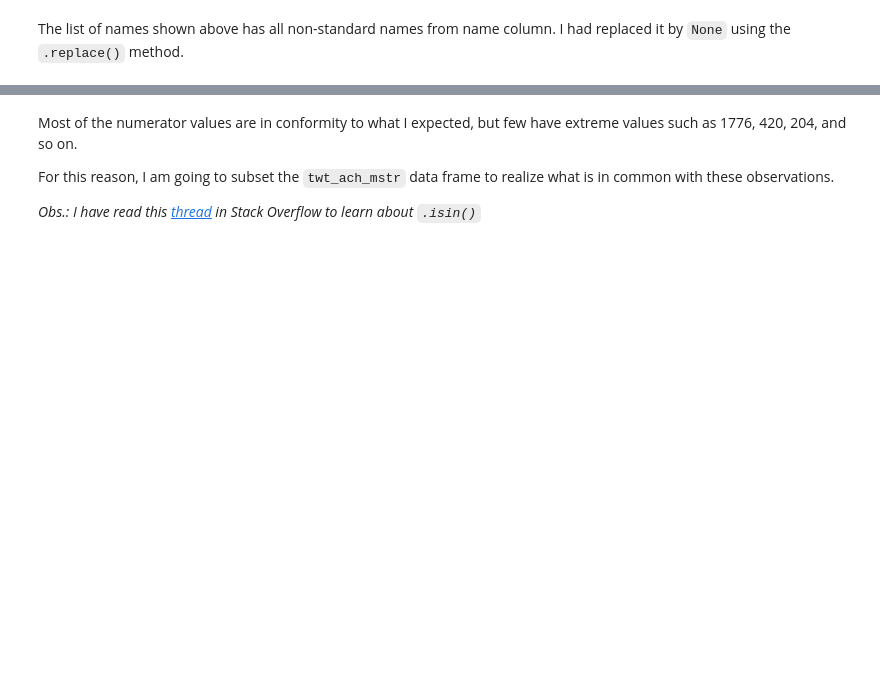
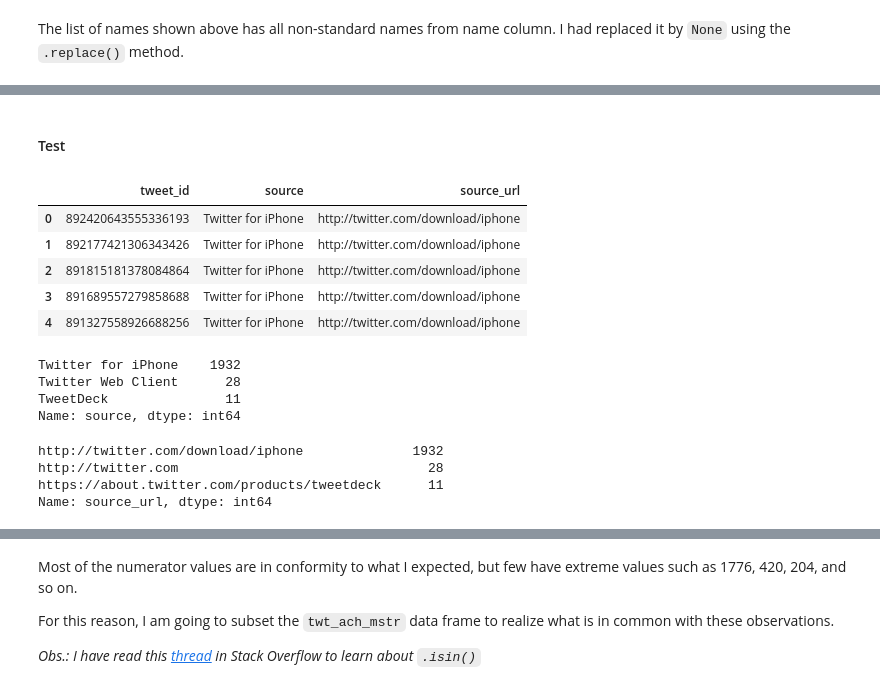
Before and after one commit to AndersonUyekita/ND111_data_science_foundations_02, a Jupyter notebook: 03-Chapter03/00-Project_02/wrangle_act.ipynb, the cells around one changed output, grey strips where cells are left out. Saved outputs shown, nothing was run; the diff lists cells and outputs as text; code cells hidden in the pictures; blank space fills up the shorter version.

```diff
--- a/03-Chapter03/00-Project_02/wrangle_act.ipynb
+++ b/03-Chapter03/00-Project_02/wrangle_act.ipynb
@@ -935 +1020,29 @@ twt_ach_mstr.head()
+# %% [markdown]
+#### Test
+# %%
+# Printing the first 5 rows of a subsetted data frame.
+twt_ach_mstr[['tweet_id','source','source_url']].head()
+# %% [output]
+|  | tweet_id | source | source_url |
+| 0 | 892420643555336193 | Twitter for iPhone | http://twitter.com/download/iphone |
+| 1 | 892177421306343426 | Twitter for iPhone | http://twitter.com/download/iphone |
+| 2 | 891815181378084864 | Twitter for iPhone | http://twitter.com/download/iphone |
+| 3 | 891689557279858688 | Twitter for iPhone | http://twitter.com/download/iphone |
+| 4 | 891327558926688256 | Twitter for iPhone | http://twitter.com/download/iphone |
+# %%
+# Printing the categories of source column.
+twt_ach_mstr.source.value_counts()
+# %% [output]
+Twitter for iPhone    1932
+Twitter Web Client      28
+TweetDeck               11
+Name: source, dtype: int64
+# %%
+# Printing the new column.
+twt_ach_mstr.source_url.value_counts()
+# %% [output]
+http://twitter.com/download/iphone              1932
+http://twitter.com                                28
+https://about.twitter.com/products/tweetdeck      11
+Name: source_url, dtype: int64
 # %% [markdown]
```
Also changed, not shown: parts of 80 cells of this notebook, 16 other files.
